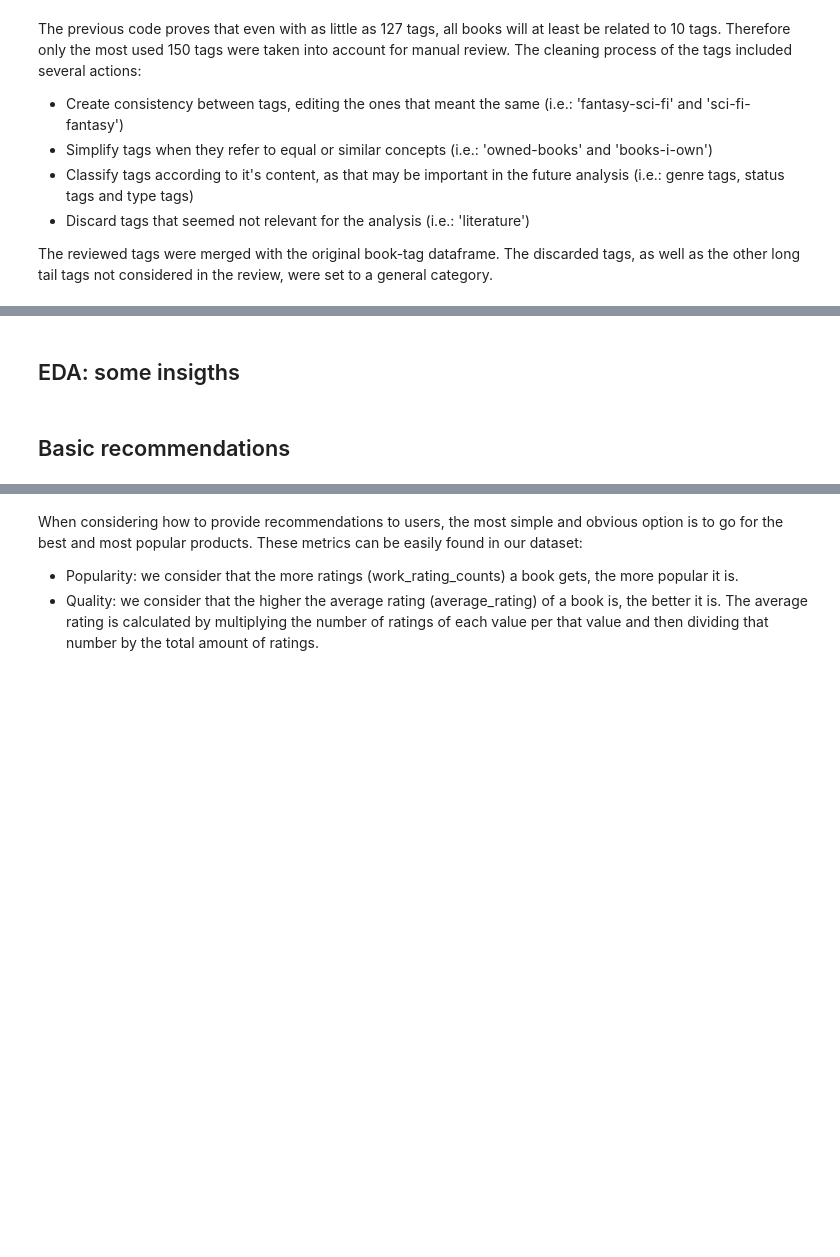
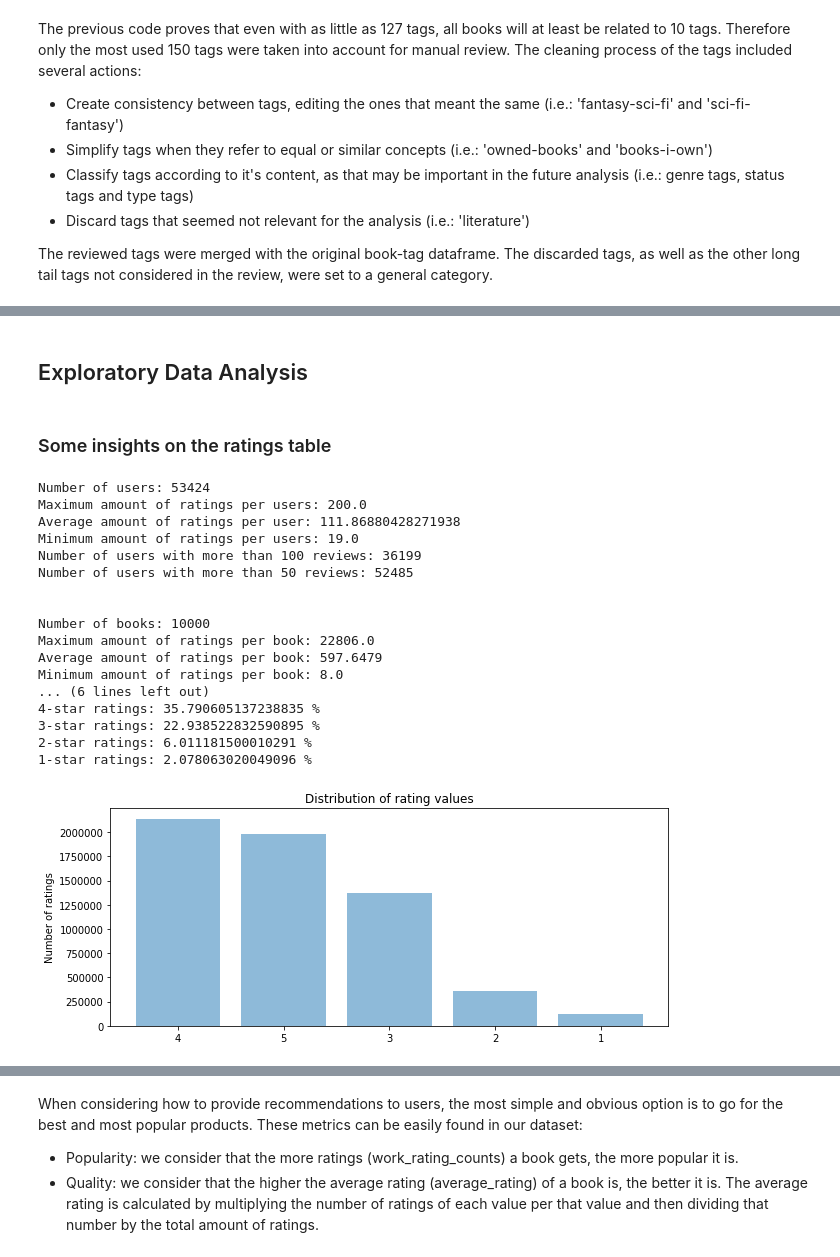
Before and after one commit to ta-data-bcn/Project-Week-8-Final-Project, a Jupyter notebook: An approach to book recommendations.ipynb, the cells around one changed output, grey strips where cells are left out. Drawn from its saved outputs; the diff is of its cells as text; code cells hidden in the pictures; blank space fills up the shorter version.

```diff
--- a/An approach to book recommendations.ipynb
+++ b/An approach to book recommendations.ipynb
@@ -101,7 +105,76 @@ The previous code proves that even with as little as 127 tags, all books will at
 The reviewed tags were merged with the original book-tag dataframe. The discarded tags, as well as the other long tail tags not considered in the review, were set to a general category.
 # %% [markdown]
 <img style="float: centre;" src="screenshots/tags_table.JPG" width="500"/>
-# %% [markdown]
-## EDA: some insigths
-# %% [markdown]
-## Basic recommendations
+# %% [markdown]
+## Exploratory Data Analysis
+# %% [markdown]
+### Some insights on the ratings table
+# %%
+##Get some insights on the users
+ratings = pd.read_csv('datasets/gb10k_ratings.csv')
+ratings_by_user = ratings.groupby(['user_id'], as_index=False).count()
+ratings_by_user = ratings_by_user.drop(columns=['rating']).rename(columns={'book_id':'number_of_ratings'}).sort_values(by=['number_of_ratings'], ascending=False)
+print('')
+print('Number of users:', len(ratings_by_user))
+print('Maximum amount of ratings per users:', ratings_by_user.number_of_ratings.describe()['max'])
+print('Average amount of ratings per user:', ratings_by_user.number_of_ratings.describe()['mean'])
+print('Minimum amount of ratings per users:', ratings_by_user.number_of_ratings.describe()['min'])
+print('Number of users with more than 100 reviews:', len(ratings_by_user[ratings_by_user.number_of_ratings > 100]))
+print('Number of users with more than 50 reviews:', len(ratings_by_user[ratings_by_user.number_of_ratings > 50]))
+print('')
+
+##Get some insights on the books
+ratings_by_book = ratings.groupby(['book_id'], as_index=False).count()
+ratings_by_book = ratings_by_book.drop(columns=['rating']).rename(columns={'user_id':'number_of_ratings'}).sort_values(by=['number_of_ratings'], ascending=False)
+print('')
+print('Number of books:', len(ratings_by_book))
+print('Maximum amount of ratings per book:', ratings_by_book.number_of_ratings.describe()['max'])
+print('Average amount of ratings per book:', ratings_by_book.number_of_ratings.describe()['mean'])
+print('Minimum amount of ratings per book:', ratings_by_book.number_of_ratings.describe()['min'])
+print('Number of books with more than 100 reviews:', len(ratings_by_book[ratings_by_book.number_of_ratings > 100]))
+print('Number of books with more than 50 reviews:', len(ratings_by_book[ratings_by_book.number_of_ratings > 50]))
+print('')
+
+##Get some insights on the ratings
+ratings_distribution = ratings.groupby(['rating'], as_index=False).count()
+ratings_distribution = ratings_distribution.drop(columns=['book_id']).rename(columns={'user_id':'number_of_ratings'}).sort_values(by=['number_of_ratings'], ascending=False)
+ratings_distribution['percentage'] = ratings_distribution.number_of_ratings/ratings_distribution.number_of_ratings.sum(axis = 0)
+print('')
+print('Number of ratings:', ratings_distribution.number_of_ratings.sum(axis = 0))
+print('5-star ratings:', (ratings_distribution.loc[(ratings_distribution.rating == 5), 'percentage'].values[0])*100, '%')
+print('4-star ratings:', (ratings_distribution.loc[(ratings_distribution.rating == 4), 'percentage'].values[0])*100, '%')
+print('3-star ratings:', (ratings_distribution.loc[(ratings_distribution.rating == 3), 'percentage'].values[0])*100, '%')
+print('2-star ratings:', (ratings_distribution.loc[(ratings_distribution.rating == 2), 'percentage'].values[0])*100, '%')
+print('1-star ratings:', (ratings_distribution.loc[(ratings_distribution.rating == 1), 'percentage'].values[0])*100, '%')
+print('')
+
+plt.figure(figsize=(10,4))
+
+x = ratings_distribution.rating
+y_pos = np.arange(len(x))
+y = ratings_distribution.number_of_ratings
+
+plt.bar(y_pos, y, align='center', alpha=0.5)
+plt.xticks(y_pos, x)
+plt.ylabel('Number of ratings')
+plt.title('Distribution of rating values')
+plt.show()
+# %% [output]
+Number of users: 53424
+Maximum amount of ratings per users: 200.0
+Average amount of ratings per user: 111.86880428271938
+Minimum amount of ratings per users: 19.0
+Number of users with more than 100 reviews: 36199
+Number of users with more than 50 reviews: 52485
+
+
+Number of books: 10000
+Maximum amount of ratings per book: 22806.0
+Average amount of ratings per book: 597.6479
+Minimum amount of ratings per book: 8.0
+... (6 lines left out)
+4-star ratings: 35.790605137238835 %
+3-star ratings: 22.938522832590895 %
+2-star ratings: 6.011181500010291 %
+1-star ratings: 2.078063020049096 %
+[figure, added]
```
Also changed, not shown: parts of 72 cells of this notebook, 13 other files.
